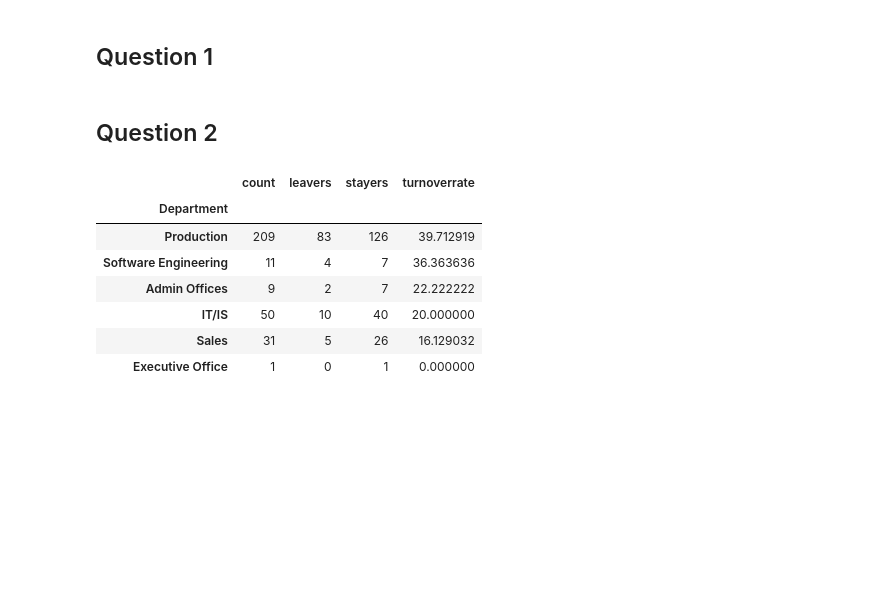
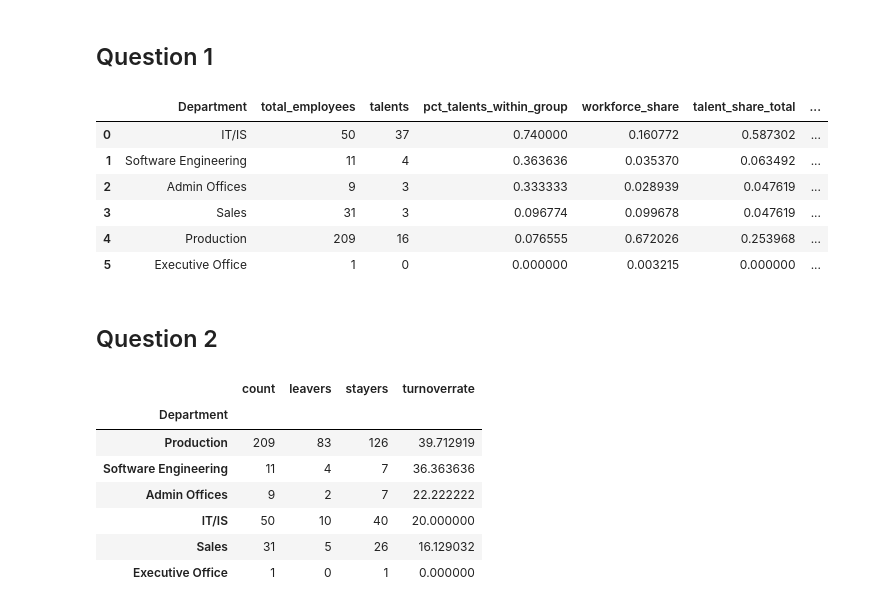
Before and after one commit to DovydasVe/HR_analytics_protecting_talent, a Jupyter notebook: Data exploration.ipynb, the cells around one changed output. Saved outputs shown, nothing was run; the diff lists cells and outputs as text; code cells hidden in the pictures; blank space fills up the shorter version.

```diff
--- a/Data exploration.ipynb
+++ b/Data exploration.ipynb
@@ -48,34 +58,42 @@ def talent_demographic_summary(data):
                 total_employees=(talent_col, "count"),
                 talents=(talent_col, "sum")
             )
         )
 
         summary["pct_talents_within_group"] = summary["talents"] / summary["total_employees"]
         summary["workforce_share"] = summary["total_employees"] / total_employees
         summary["talent_share_total"] = summary["talents"] / total_talents
 
         # Representation ratio:
         # % of all talents from group / % workforce from group
         summary["representation_ratio"] = (
             summary["talent_share_total"] / summary["workforce_share"]
         )
 
         summary = summary.sort_values("pct_talents_within_group", ascending=False)
 
         results[var] = summary.reset_index()
 
     return results
 
 demographic_summary = talent_demographic_summary(df)
 
 # demographic_summary["GenderID"]
 # demographic_summary["RaceDesc"]
 # demographic_summary["HispanicLatino"]
-# demographic_summary["Department"]
+demographic_summary["Department"]
 # demographic_summary["ManPos"]
 # demographic_summary["Remote"]
 # demographic_summary["Position"]
 # demographic_summary["TechLev"]
+# %% [output]
+|  | Department | total_employees | talents | pct_talents_within_group | workforce_share | talent_share_total | ... |
+| 0 | IT/IS | 50 | 37 | 0.740000 | 0.160772 | 0.587302 | ... |
+| 1 | Software Engineering | 11 | 4 | 0.363636 | 0.035370 | 0.063492 | ... |
+| 2 | Admin Offices | 9 | 3 | 0.333333 | 0.028939 | 0.047619 | ... |
+| 3 | Sales | 31 | 3 | 0.096774 | 0.099678 | 0.047619 | ... |
+| 4 | Production | 209 | 16 | 0.076555 | 0.672026 | 0.253968 | ... |
+| 5 | Executive Office | 1 | 0 | 0.000000 | 0.003215 | 0.000000 | ... |
 # %% [markdown]
 ## Question 2
 # %%
```
Also changed, not shown: parts of 1 cell of this notebook, 1 other file.
